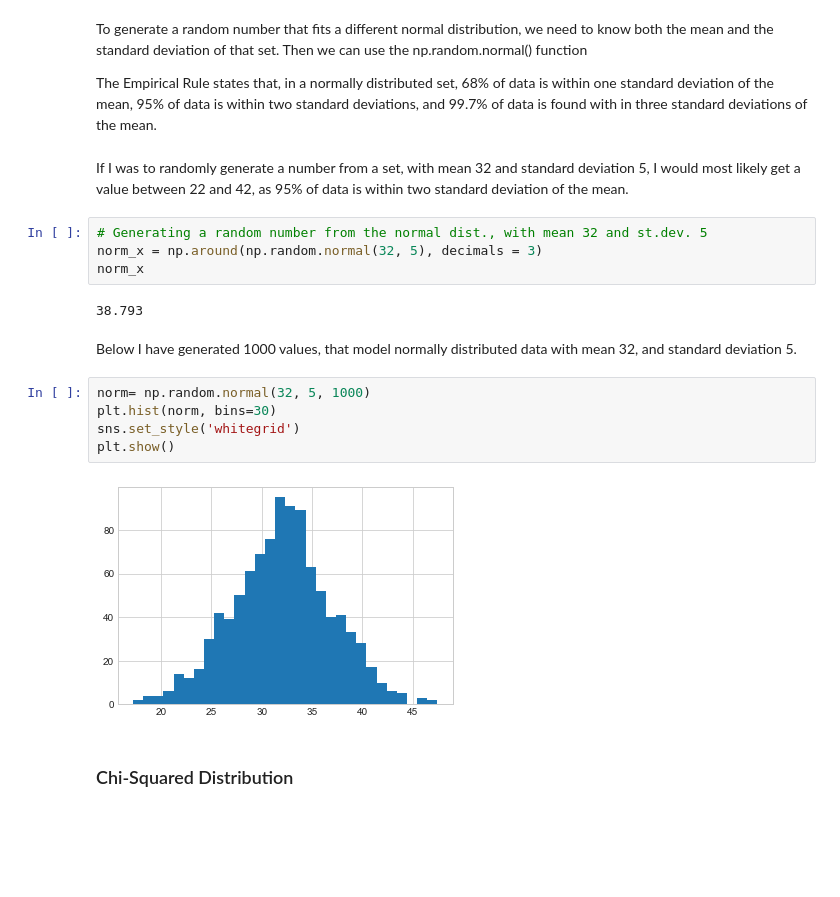
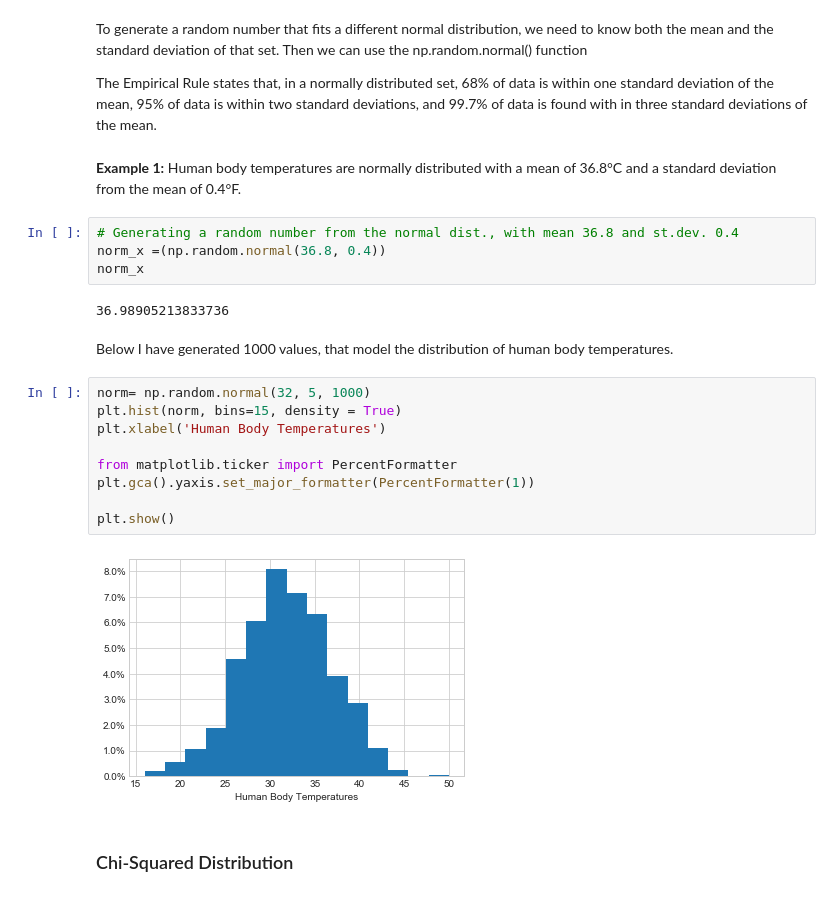
Before and after one commit to MarionMcG/numpy.random, a Jupyter notebook: numpy-random.ipynb, the cells around one changed output. Saved outputs shown, nothing was run; the diff lists cells and outputs as text; blank space fills up the shorter version.

Commit message:
Restart. Normal dist real life example

```diff
--- a/numpy-random.ipynb
+++ b/numpy-random.ipynb
@@ -459,23 +459,27 @@ sns.distplot(st_norm);
 To generate a random number that fits a different normal distribution, we need to know both the mean and the standard deviation of that set. Then we can use the np.random.normal() function
 
 The Empirical Rule states that, in a normally distributed set, 68% of data is within one standard deviation of the mean, 95% of data is within two standard deviations, and 99.7% of data is found with in three standard deviations of the mean.
-# %% [markdown]
-If I was to randomly generate a number from a set, with mean 32 and standard deviation 5, I would most likely get a value between 22 and 42, as 95% of data is within two standard deviation of the mean.
+# %% [markdown]
+**Example 1:** Human body temperatures are normally distributed with a mean of 36.8&deg;C and a standard deviation from the mean of 0.4&deg;F.
 # %%
-# Generating a random number from the normal dist., with mean 32 and st.dev. 5
-norm_x = np.around(np.random.normal(32, 5), decimals = 3)
+# Generating a random number from the normal dist., with mean 36.8 and st.dev. 0.4
+norm_x =(np.random.normal(36.8, 0.4))
 norm_x
 # %% [output]
-38.793
+36.98905213833736
 # %% [markdown]
-Below I have generated 1000 values, that model normally distributed data with mean 32, and standard deviation 5.
+Below I have generated 1000 values, that model the distribution of human body temperatures.
 # %%
 norm= np.random.normal(32, 5, 1000)
-plt.hist(norm, bins=30)
-sns.set_style('whitegrid')
+plt.hist(norm, bins=15, density = True)
+plt.xlabel('Human Body Temperatures')
+
+from matplotlib.ticker import PercentFormatter
+plt.gca().yaxis.set_major_formatter(PercentFormatter(1))
+
 plt.show()
 # %% [output]
-[figure, old version]
+[figure, new version]
 # %% [markdown]
 ### Chi-Squared Distribution
 # %% [markdown]
```
Also changed, not shown: parts of 37 cells of this notebook.
